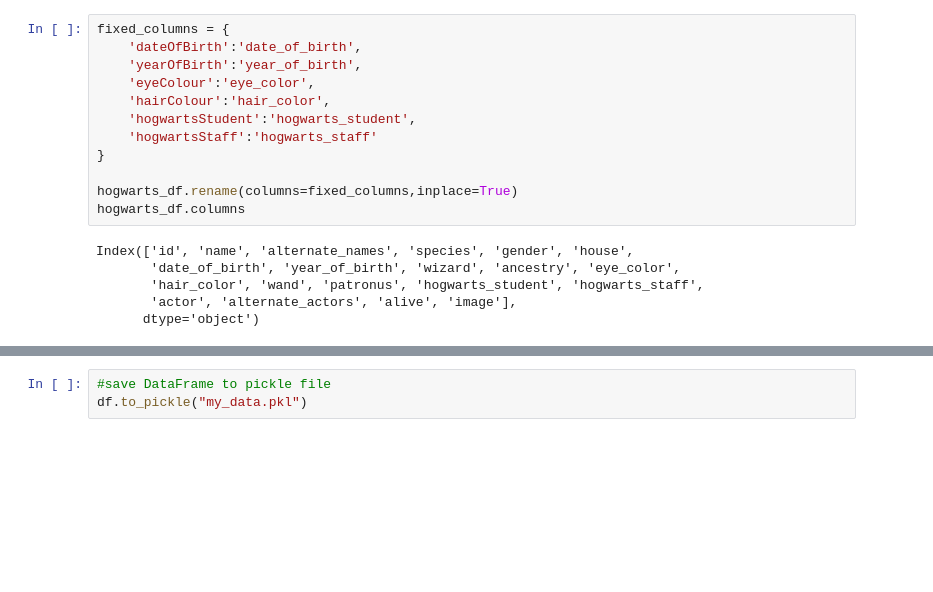
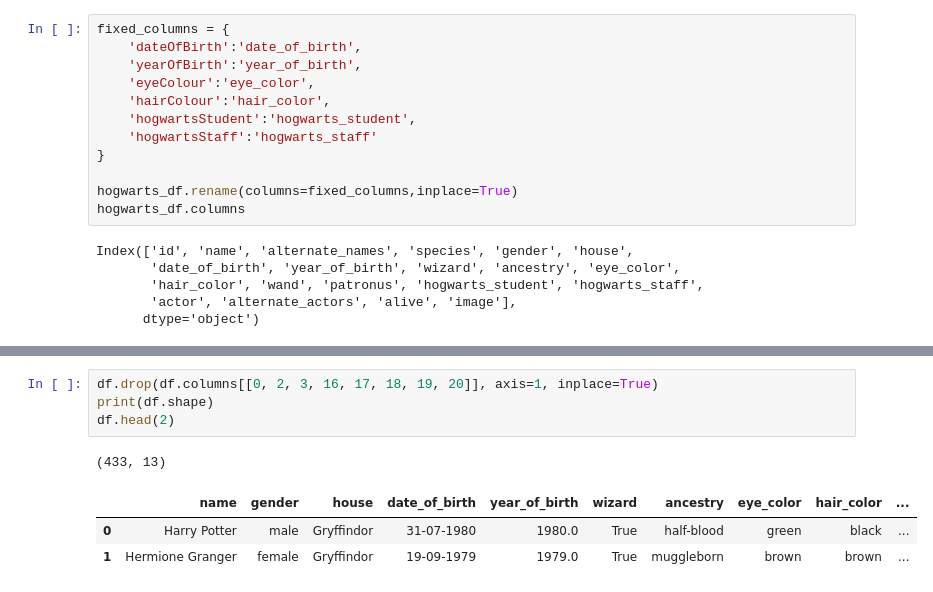
Before and after one commit to LeslieTh0mas/Hogwarts, a Jupyter notebook: Hogwarts.ipynb, the cells around one changed output, grey strips where cells are left out. Cells and saved outputs as stored; diff of their text form; blank space fills up the shorter version.

```diff
--- a/Hogwarts.ipynb
+++ b/Hogwarts.ipynb
@@ -106,3 +86,9 @@ df.drop(columns =['image', 'alternate_actors', 'alternate_names', 'actor', 'id',
-# %%
-#save DataFrame to pickle file
-df.to_pickle("my_data.pkl")
+# %%
+df.drop(df.columns[[0, 2, 3, 16, 17, 18, 19, 20]], axis=1, inplace=True)
+print(df.shape)
+df.head(2)
+# %% [output]
+(433, 13)
+|  | name | gender | house | date_of_birth | year_of_birth | wizard | ancestry | eye_color | hair_color | ... |
+| 0 | Harry Potter | male | Gryffindor | 31-07-1980 | 1980.0 | True | half-blood | green | black | ... |
+| 1 | Hermione Granger | female | Gryffindor | 19-09-1979 | 1979.0 | True | muggleborn | brown | brown | ... |
```
Also changed, not shown: parts of 3 cells of this notebook, 1 other file.
